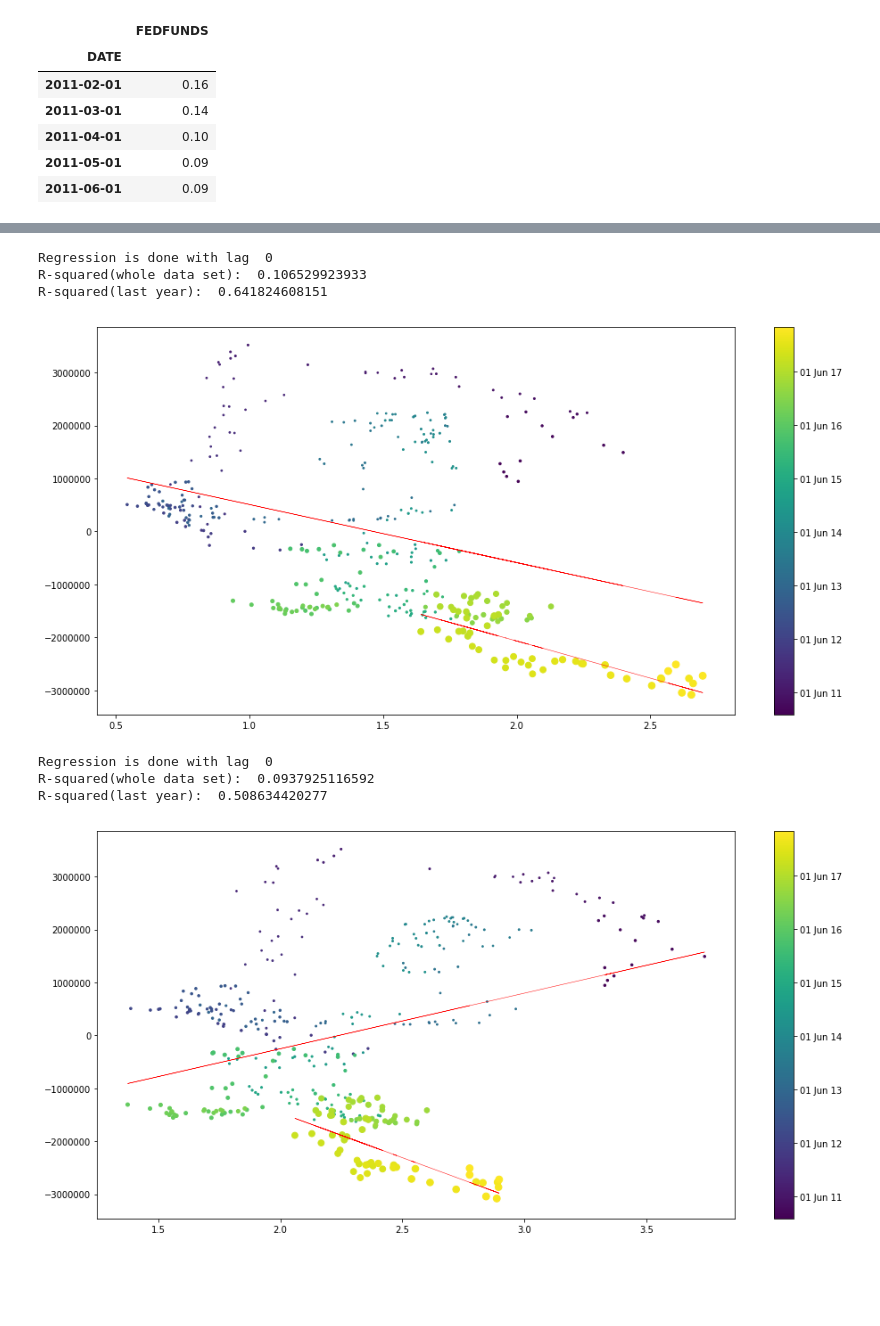
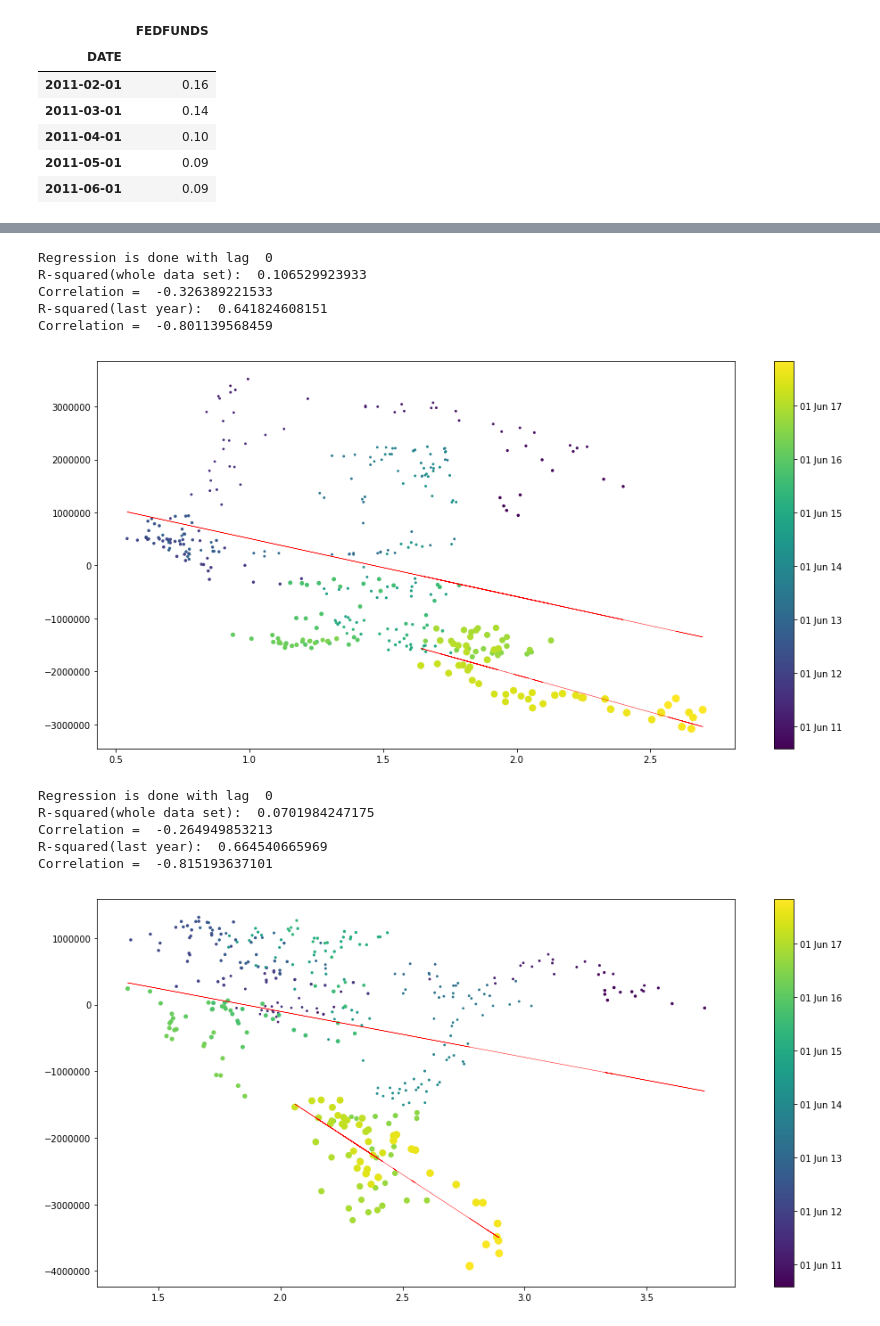
Before and after one commit to leonardich/Stats_project, a Jupyter notebook: Regression.ipynb, the cells around one changed output, grey strips where cells are left out. Saved outputs shown, nothing was run; the diff lists cells and outputs as text; code cells hidden in the pictures; blank space fills up the shorter version.

```diff
--- a/Regression.ipynb
+++ b/Regression.ipynb
@@ -265,3 +284,4 @@ vix_index_diff = set_cftc_index(vix_index-vix_index.shift(), "avg")
 vix_index = set_cftc_index(vix_index, "avg")
 # %%
 # vix_index.isnull().unstack()[vix_index.isnull().unstack()]
+fed_funds_rate = set_cftc_index(fed_funds_rate, "avg")
@@ -281,6 +303,8 @@ two_years_us_yield = set_cftc_index(df["two_years_us_yield"], "avg")
 def plot_scatter(x, y, lag):
     print("Regression is done with lag ", lag)
     import matplotlib as mpl
+    from scipy import stats
+    from scipy.stats.stats import pearsonr
 
     if lag != 0:
         x = pd.DataFrame(x - x.shift(lag))
@@ -297,13 +321,18 @@ def plot_scatter(x, y, lag):
     plt.rc('figure',figsize=(16,8))
     #plt.axhline(y=0, linestyle='--', lw=.5, color='black')
     slope, intercept, r_value, p_value, std_err = stats.linregress(x, y)
+    corr = pearsonr(x, y)
     print("R-squared(whole data set): ",r_value**2)
+    print("Correlation = ", corr[0])
     line2_plot = intercept + slope*x
     cm = plt.cm.get_cmap('viridis')
     plt.plot(x, line2_plot, color='red', lw=.5)
+
     # last 50 data points correspond roughly to a year
     slope, intercept, r_value, p_value, std_err = stats.linregress(x[-50:], y[-50:])
+    corr = pearsonr(x[-50:], y[-50:])
     print("R-squared(last year): ",r_value**2)
+    print("Correlation = ", corr[0])
     line2_plot = intercept + slope*x[-50:]
     plt.plot(x[-50:], line2_plot, color='red', lw=.5)
     plt.scatter(x, y, c=plt_dates, s=fed_funds_rate*40,  cmap=cm)
@@ -351,18 +392,22 @@ plot_scatter(five_years_us_yield, dictionary_financials["3-MONTH EURODOLLARS - C
 # %% [output]
 Regression is done with lag  0
 R-squared(whole data set):  0.106529923933
+Correlation =  -0.326389221533
 R-squared(last year):  0.641824608151
+Correlation =  -0.801139568459
 [figure]
 # %%
 plot_scatter(ten_years_us_yield, dictionary_financials["3-MONTH EURODOLLARS - CHICAGO MERCANTILE EXCHANGE"]\
-            ["Net_Positioning_Asset_Mgr"], 0)
+            ["Net_Positioning_Lev_Money"], 0)
 # Net_Positioning_Asset_Mgr
 # Net_Positioning_Lev_Money
 # %% [output]
 Regression is done with lag  0
-R-squared(whole data set):  0.0937925116592
-R-squared(last year):  0.508634420277
+R-squared(whole data set):  0.0701984247175
+Correlation =  -0.264949853213
+R-squared(last year):  0.664540665969
+Correlation =  -0.815193637101
-[figure, old version]
+[figure, new version]
 # %%
 plot_scatter(fed_funds_rate, dictionary_financials["3-MONTH EURODOLLARS - CHICAGO MERCANTILE EXCHANGE"]\
             ["Net_Positioning_Asset_Mgr"], 0)
```
Also changed, not shown: parts of 12 cells of this notebook.
